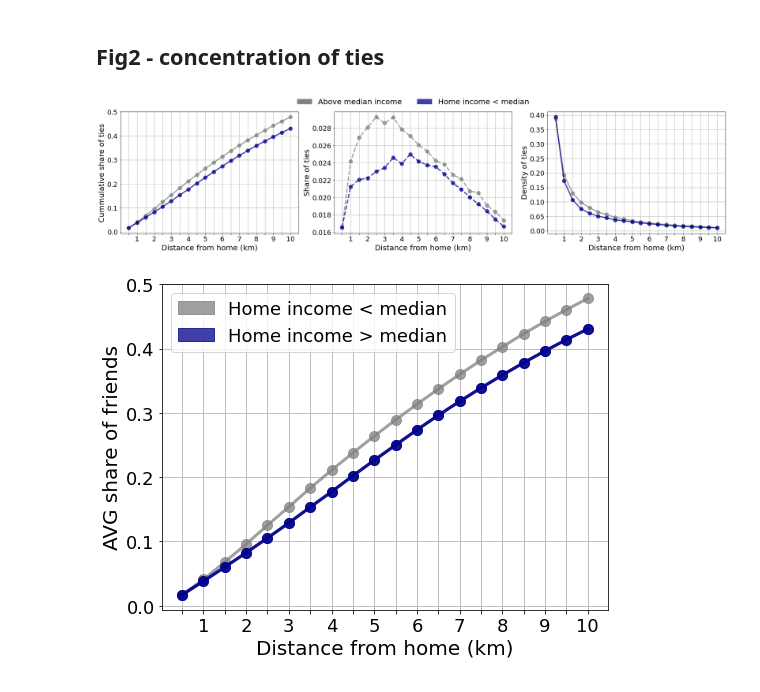
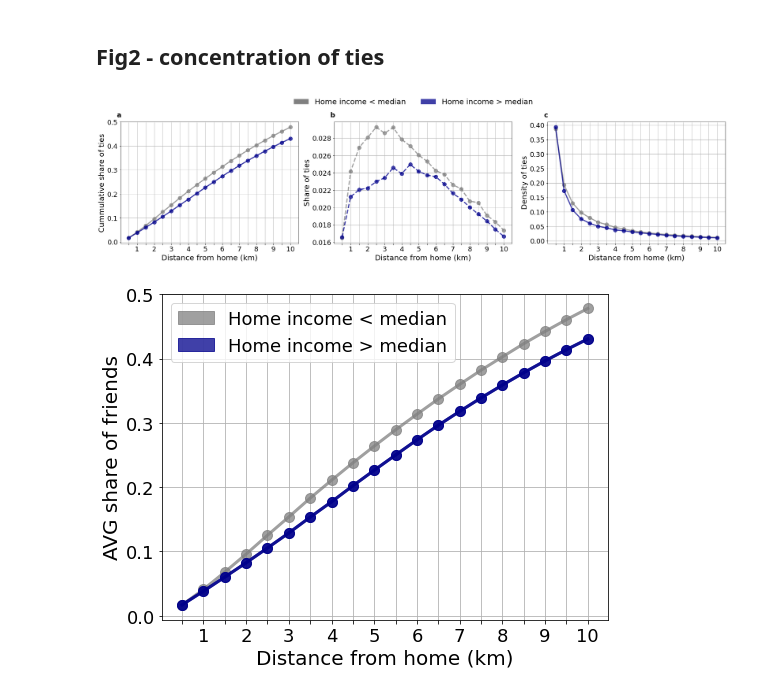
Before and after one commit to sandorjuhasz/ties-around-home, a Jupyter notebook: scripts/visual_network_concentration.ipynb, the cells around one changed output. Drawn from its saved outputs; the diff is of its cells as text; code cells hidden in the pictures.

Commit message:
visuals Fig2 DONE

```diff
--- a/scripts/visual_network_concentration.ipynb
+++ b/scripts/visual_network_concentration.ipynb
@@ -149,38 +149,42 @@ for label in ax[1].get_xticklabels()[::2]:
 
 ax[1].set_xlabel("Distance from home (km)", size=20)
 ax[1].set_ylabel("Share of ties",  size=20)
 ax[1].grid()
 
 
 
 ## plot C
 ax[2].plot(fig_c["dist"][:20], fig_c[fig_c["type"]=="poor"]["mean"], "o-", color="grey", linewidth=3, markersize=10, alpha=0.75)
 ax[2].plot(fig_c["dist"][20:], fig_c[fig_c["type"]=="rich"]["mean"], "o-", color="darkblue", linewidth=3, markersize=10, alpha=0.75)
 ax[2].set_xticklabels(labels)
 for label in ax[2].get_xticklabels()[::2]:
     label.set_visible(False)
 
 ax[2].set_xlabel("Distance from home (km)", size=20)
 ax[2].set_ylabel("Density of ties",  size=20)
 #ax[2].semilogy()
 ax[2].grid()
 
 #home_patch = mpatches.Patch(color='grey', label='Home income < median', alpha=0.75)
 #work_patch = mpatches.Patch(color='darkblue', label='Home income > median', alpha=0.75)
 #ax.legend(handles=[home_patch, work_patch])
 
 # legend
 custom_lines = [Patch(facecolor='grey'), Patch(facecolor='darkblue', alpha=0.75)]
-labels = [ 'Above median income', 'Home income < median']
+labels = [ 'Home income < median', 'Home income > median']
 
 plt.figlegend(custom_lines, labels, loc='upper center',
-    bbox_to_anchor=(0.5, 1.0025),
+    bbox_to_anchor=(0.5, 1.065),
     ncol=2, frameon=False, fontsize=20)
 
-plt.savefig('../fig/mf2.png',density=300,bbox_inches='tight')
-# plt.show()
+# subplot title
+for a, label in zip(ax, ['A','B','C','D','E','F','G','H']):
+    a.annotate(label.lower(), xy=(0,1), xycoords='axes fraction', xytext=(-10,12.5),textcoords='offset pixels', weight='bold')
+
+# plt.savefig('../fig/mf2.png',density=300,bbox_inches='tight')
+plt.show()
 # %% [output]
-[figure, old version]
+[figure, new version]
 # %%
 # plot 2
 fig,ax = plt.subplots(1,1,figsize=(8,6), sharey=True)
```
